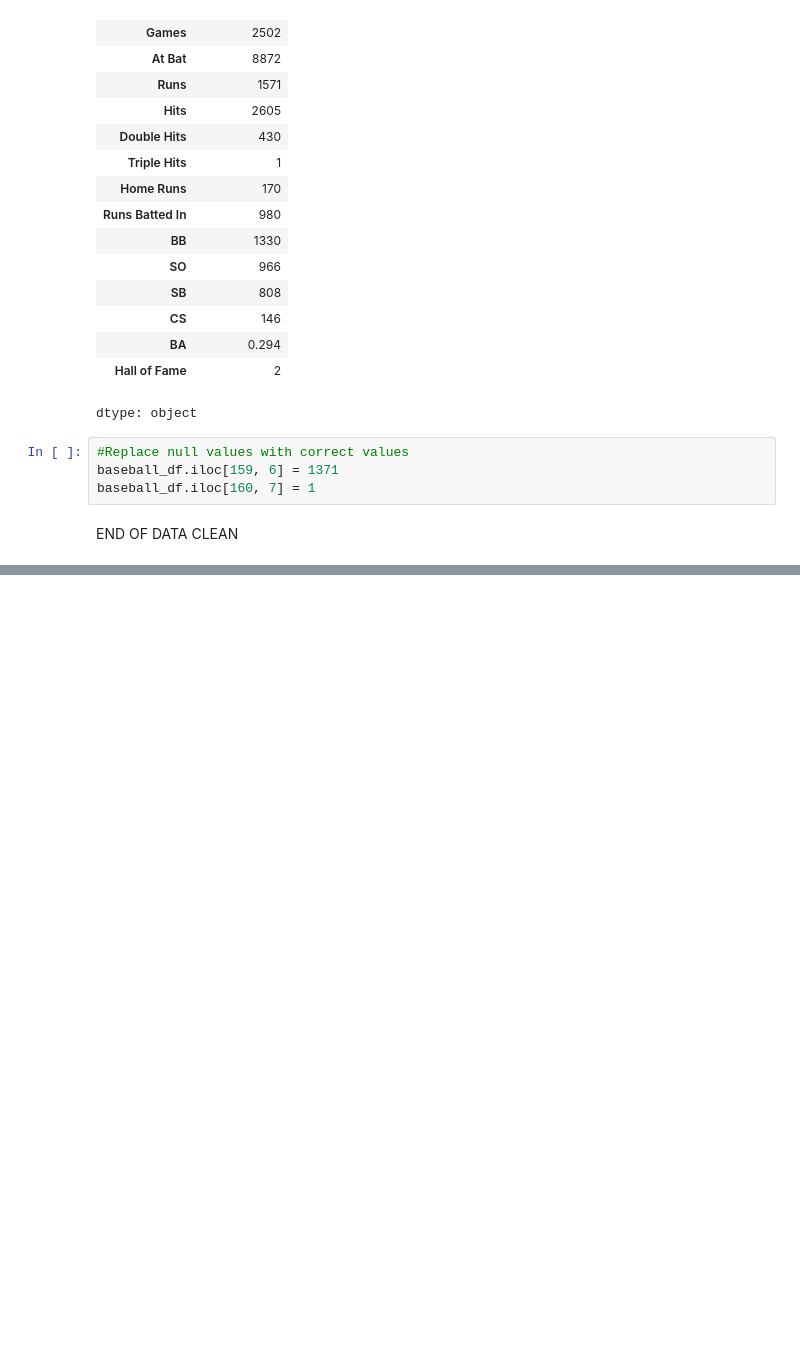
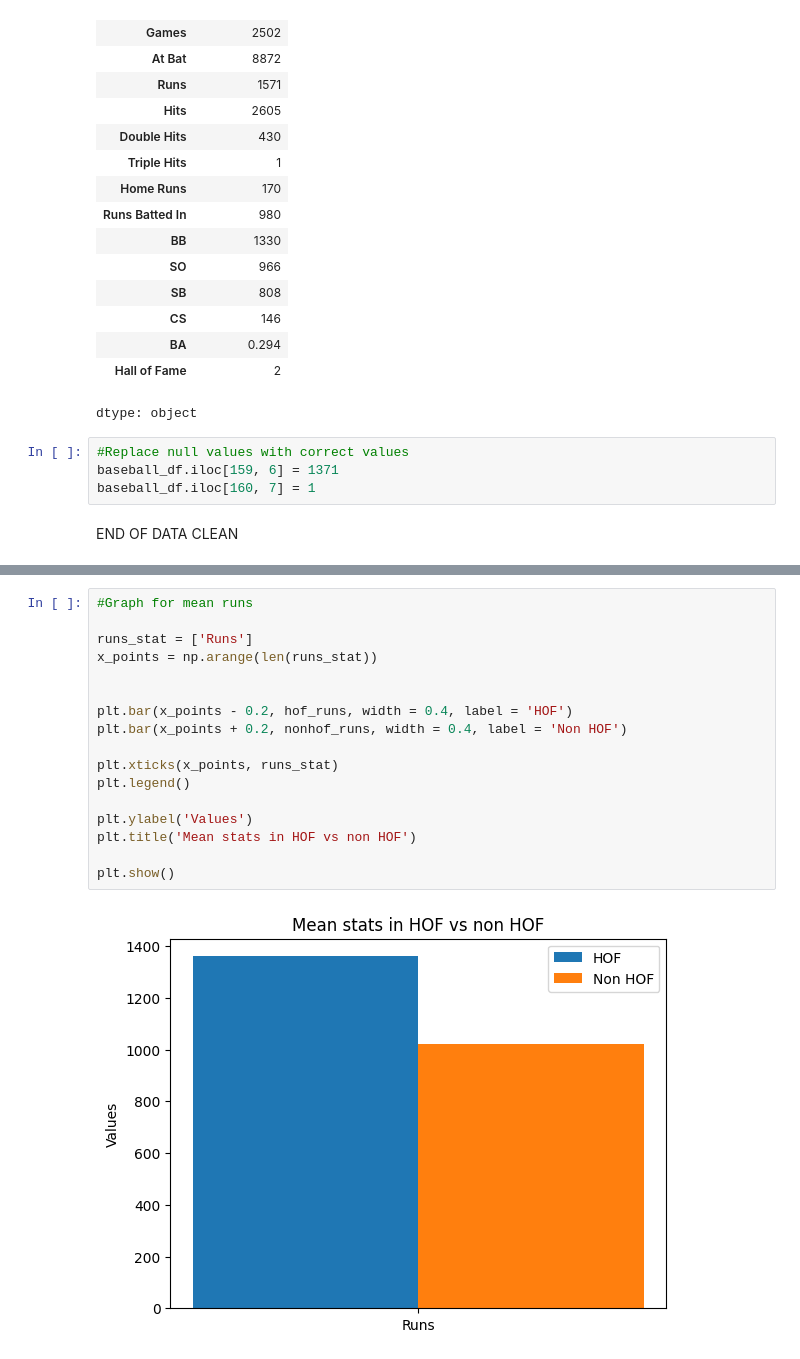
Before and after one commit to bbqbcnbrgr/REPO, a Jupyter notebook: Olivier_Bui_DSRP.ipynb, the cells around one changed output, grey strips where cells are left out. Saved outputs shown, nothing was run; the diff lists cells and outputs as text; blank space fills up the shorter version.

```diff
--- a/Olivier_Bui_DSRP.ipynb
+++ b/Olivier_Bui_DSRP.ipynb
@@ -160,0 +337,19 @@ Compare players' stats against eachothers, set percent standards that dictates e
+# %%
+#Graph for mean runs
+
+runs_stat = ['Runs']
+x_points = np.arange(len(runs_stat))
+
+
+plt.bar(x_points - 0.2, hof_runs, width = 0.4, label = 'HOF')
+plt.bar(x_points + 0.2, nonhof_runs, width = 0.4, label = 'Non HOF')
+
+plt.xticks(x_points, runs_stat)
+plt.legend()
+
+plt.ylabel('Values')
+plt.title('Mean stats in HOF vs non HOF')
+
+plt.show()
+# %% [output]
+[figure, added]
```
Also changed, not shown: parts of 18 cells of this notebook.
